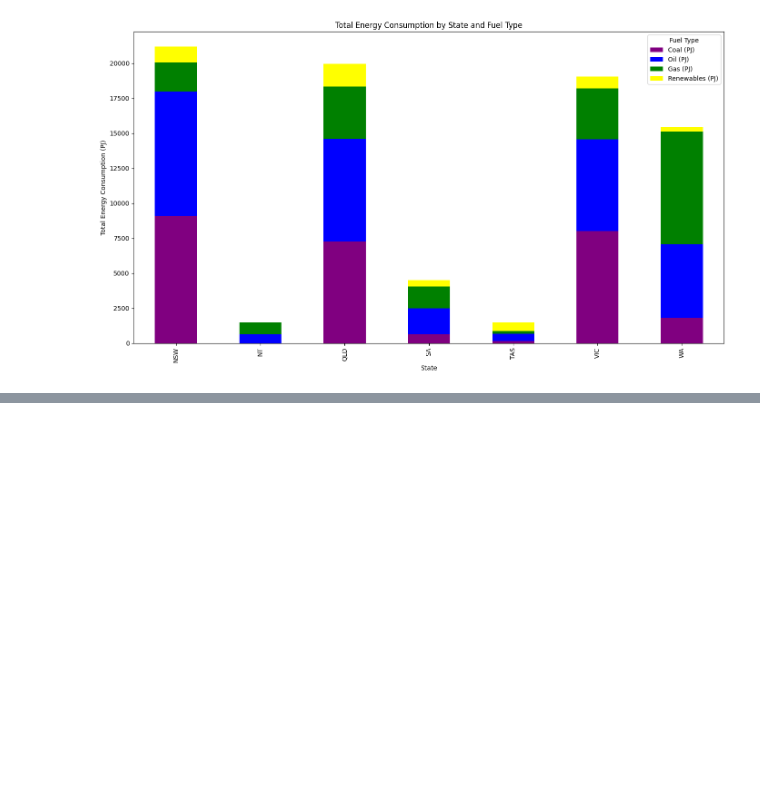
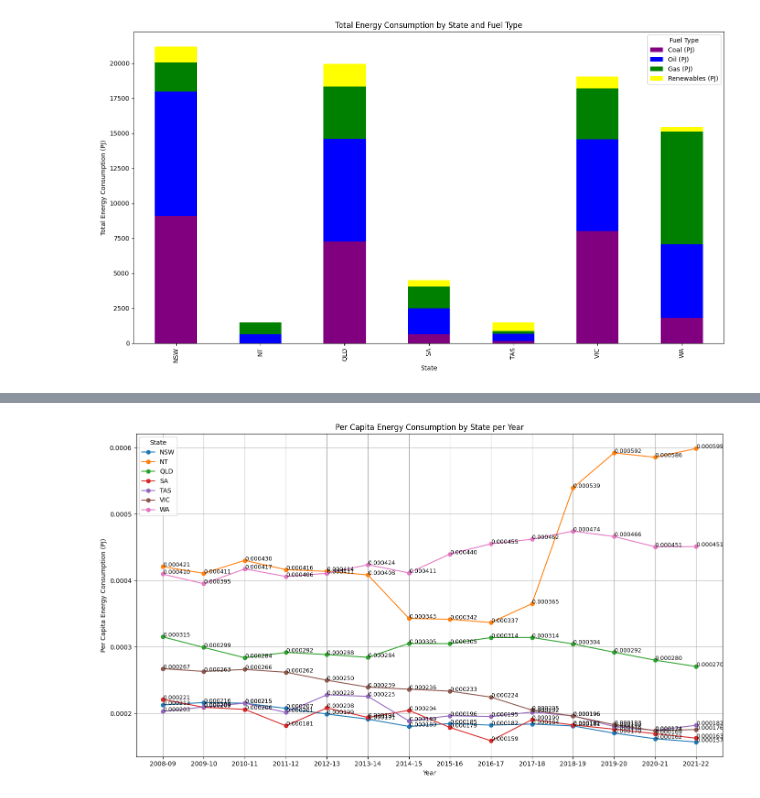
Before and after one commit to Rahe23/Assessment-Two, a Jupyter notebook: Code_Development_Assessment_Two.ipynb, the cells around one changed output, grey strips where cells are left out. Cells and saved outputs as stored; diff of their text form; code cells hidden in the pictures; blank space fills up the shorter version.

```diff
--- a/Code_Development_Assessment_Two.ipynb
+++ b/Code_Development_Assessment_Two.ipynb
@@ -642,0 +703,21 @@ visualize_total_energy_by_state_and_fuel_type(asus_engy_df)
+# %%
+def visualize_per_capita_energy_by_state_per_year(df):
+    """Analyze the per capita energy consumption for each state for each year and create a corresponding visualization."""
+    df['Per Capita Energy (PJ)'] = df['Total Energy (PJ)'] / df['Population']
+    energy_per_state_year = df.groupby(['State', 'Year'])['Per Capita Energy (PJ)'].sum().unstack()
+    plt.figure(figsize=(14, 8))
+    for state in energy_per_state_year.index:
+        plt.plot(energy_per_state_year.columns, energy_per_state_year.loc[state], marker='o', label=state)
+        for x, y in zip(energy_per_state_year.columns, energy_per_state_year.loc[state]):
+            plt.text(x, y, f'{y:.6f}', fontsize=9)
+    plt.title('Per Capita Energy Consumption by State per Year')
+    plt.xlabel('Year')
+    plt.ylabel('Per Capita Energy Consumption (PJ)')
+    plt.legend(title='State', loc='upper left')
+    plt.grid(True)
+    plt.tight_layout()
+    plt.show()
+# %%
+visualize_per_capita_energy_by_state_per_year(asus_engy_df)
+# %% [output]
+[figure, added]
```
Also changed, not shown: parts of 5 cells of this notebook.
